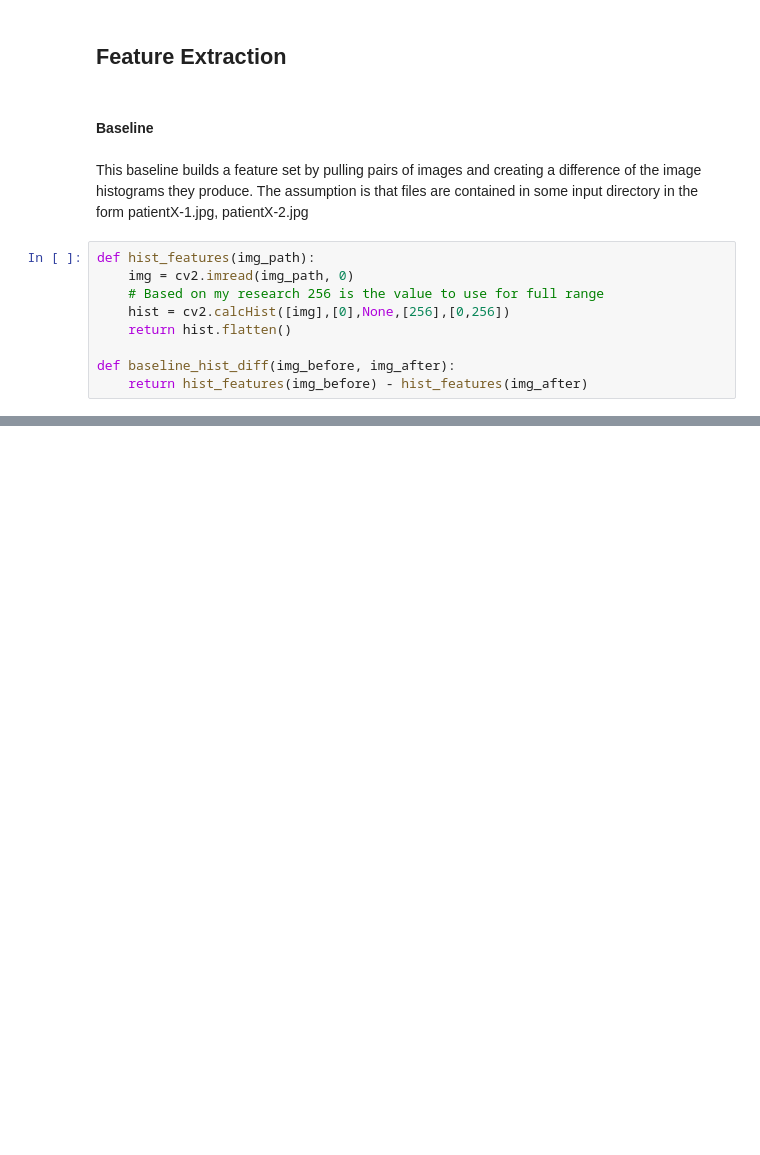
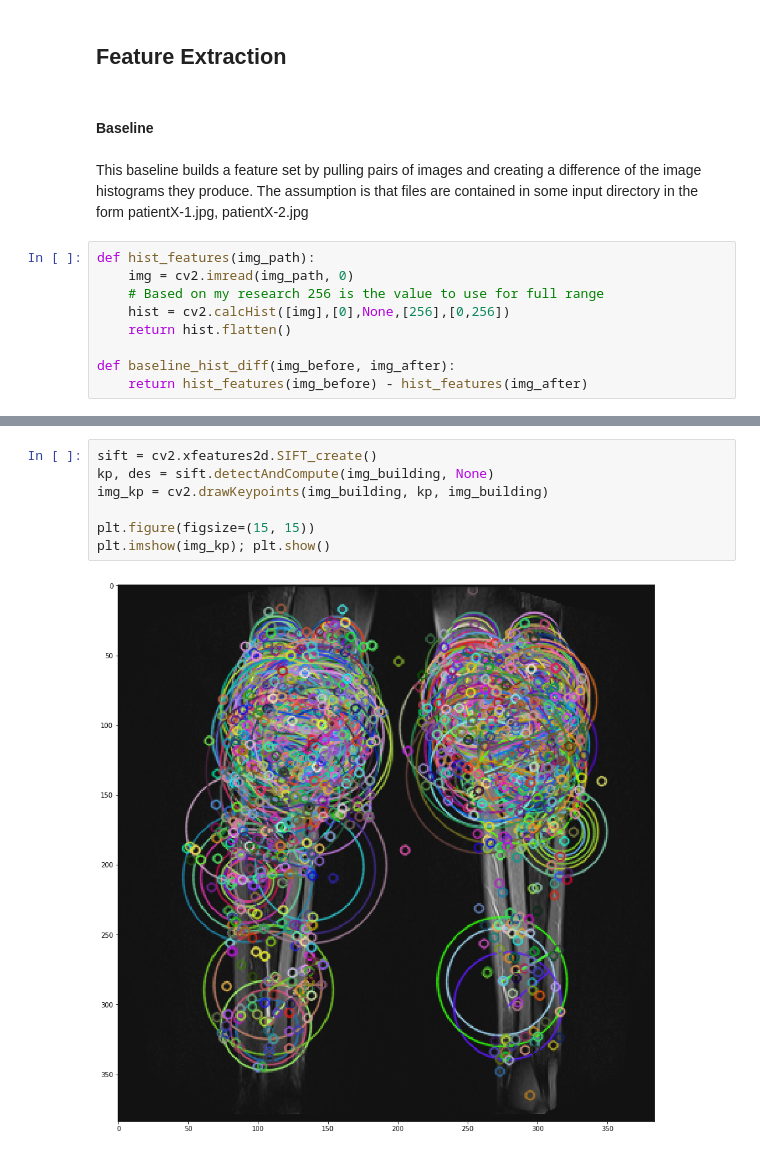
Before and after one commit to jatron/crmo-diagnosis-using-mri, a Jupyter notebook: Baseline.ipynb, the cells around one changed output, grey strips where cells are left out. Saved outputs shown, nothing was run; the diff lists cells and outputs as text; blank space fills up the shorter version.

```diff
--- a/Baseline.ipynb
+++ b/Baseline.ipynb
@@ -46,0 +147,9 @@ r
+# %%
+sift = cv2.xfeatures2d.SIFT_create()
+kp, des = sift.detectAndCompute(img_building, None)
+img_kp = cv2.drawKeypoints(img_building, kp, img_building)
+
+plt.figure(figsize=(15, 15))
+plt.imshow(img_kp); plt.show()
+# %% [output]
+[figure, added]
```
Also changed, not shown: parts of 9 cells of this notebook.
